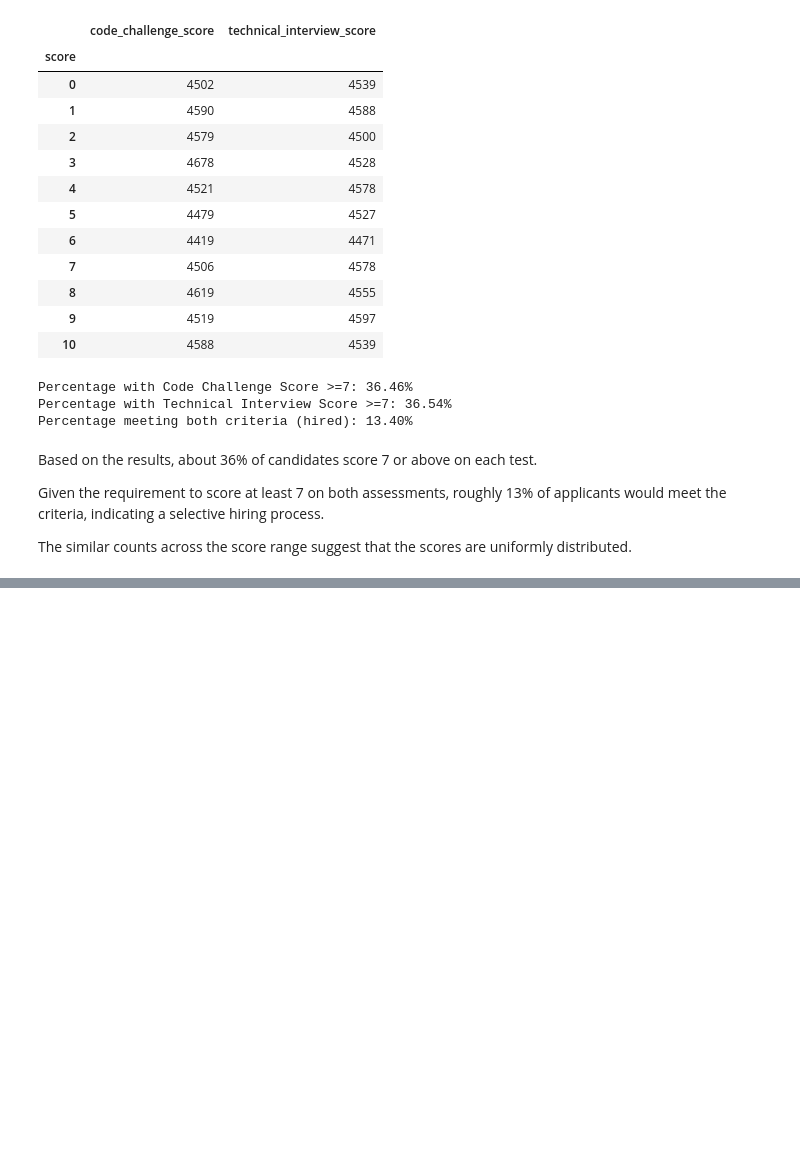
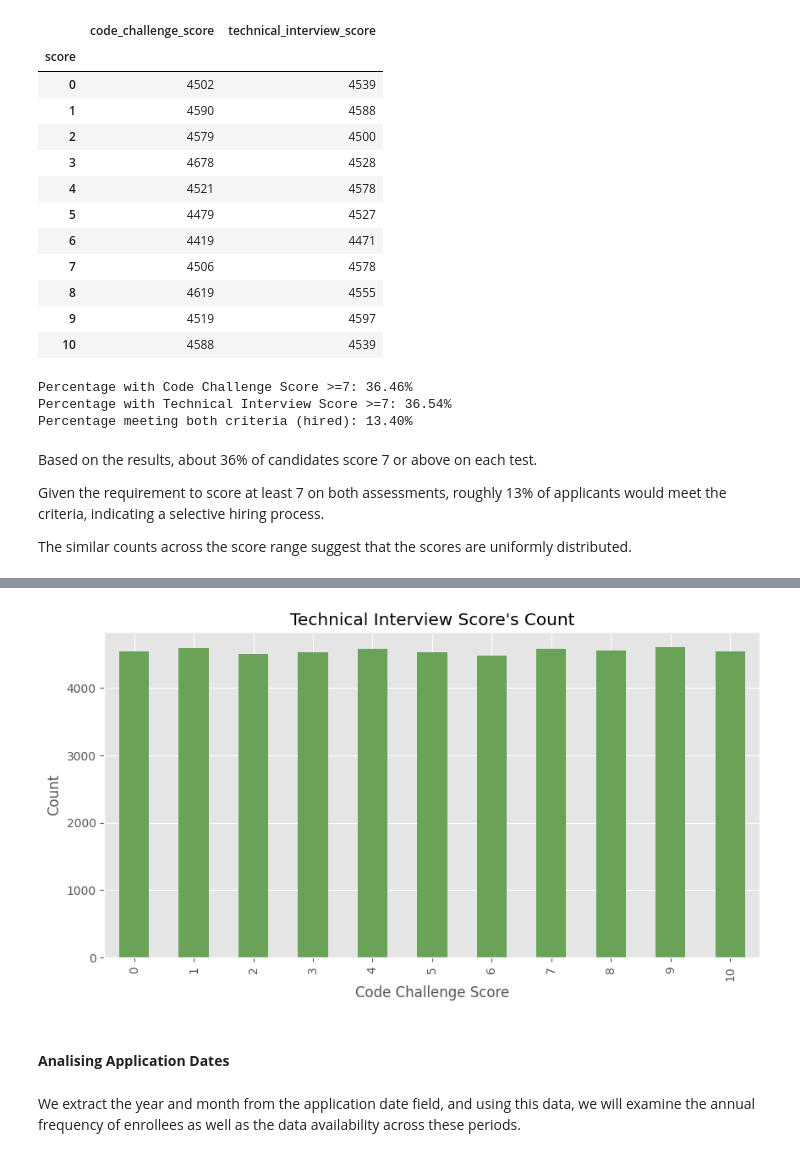
Before and after one commit to SEBASBELMOS/workshop-001, a Jupyter notebook: notebooks/02_EDA-candidates.ipynb, the cells around one changed output, grey strips where cells are left out. Saved outputs shown, nothing was run; the diff lists cells and outputs as text; code cells hidden in the pictures; blank space fills up the shorter version.

```diff
--- a/notebooks/02_EDA-candidates.ipynb
+++ b/notebooks/02_EDA-candidates.ipynb
@@ -249,0 +259,13 @@ The similar counts across the score range suggest that the scores are uniformly
+# %%
+code_score = (df['technical_interview_score'].value_counts().sort_index())
+
+code_score.plot(kind='bar', figsize=(10,5), title= "Technical Interview Score's Count", color='#68A357')
+plt.xlabel('Code Challenge Score')
+plt.ylabel('Count')
+plt.show()
+# %% [output]
+[figure, added]
+# %% [markdown]
+#### **Analising Application Dates**
+# %% [markdown]
+We extract the year and month from the application date field, and using this data, we will examine the annual frequency of enrollees as well as the data availability across these periods.
```
Also changed, not shown: parts of 4 cells of this notebook, 1 other file.
